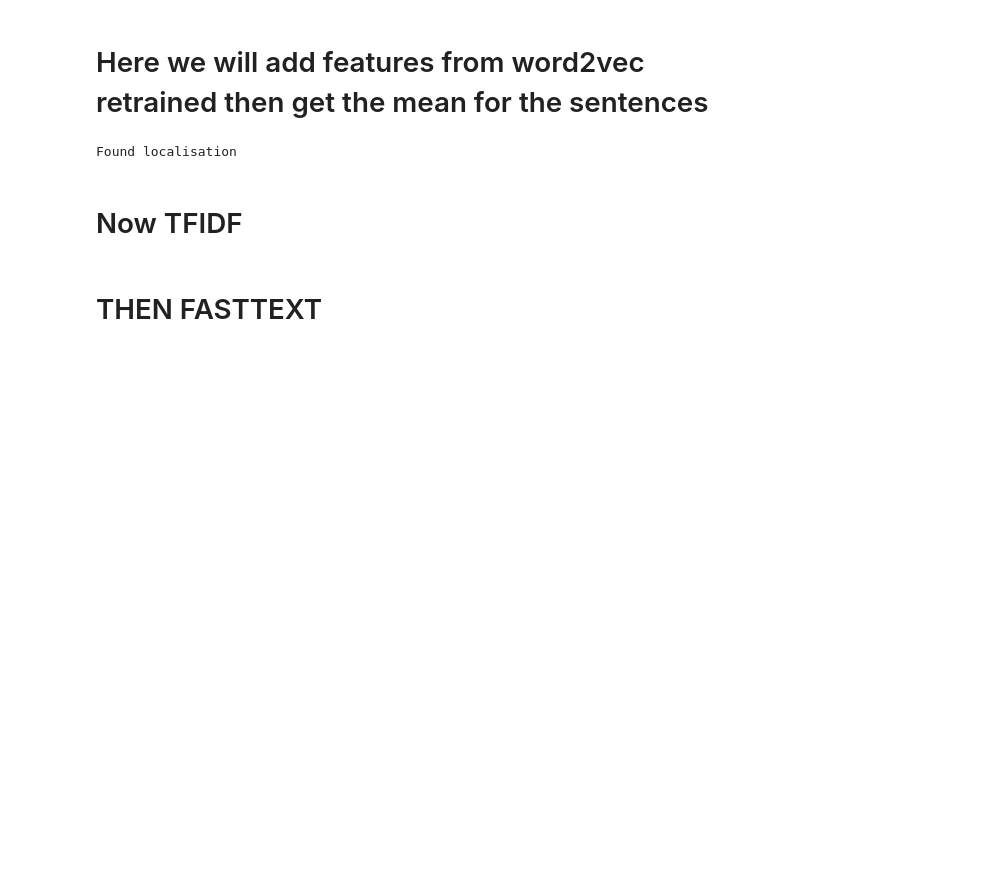
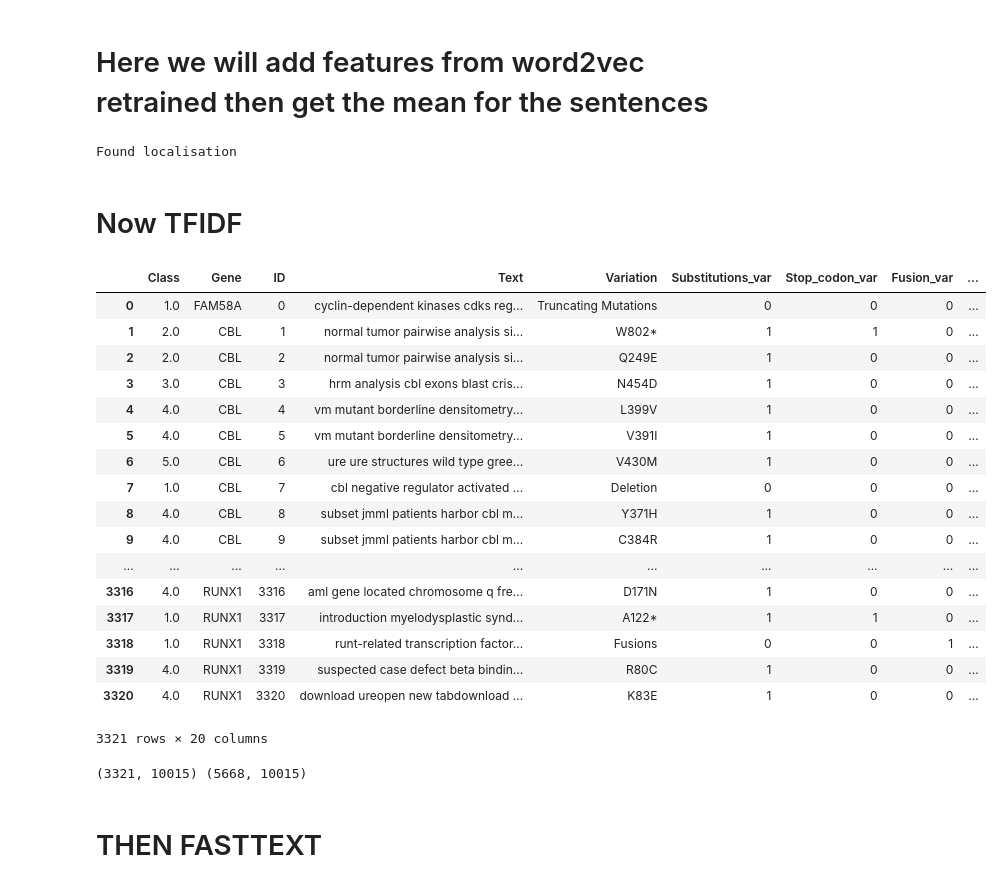
Before and after one commit to Sorelz/Kaggle_MSK, a Jupyter notebook: Pre_Processing_2.ipynb, the cells around one changed output. Saved outputs shown, nothing was run; the diff lists cells and outputs as text; code cells hidden in the pictures; blank space fills up the shorter version.

```diff
--- a/Pre_Processing_2.ipynb
+++ b/Pre_Processing_2.ipynb
@@ -135,7 +135,30 @@ tfidf = TfidfVectorizer(
 
 X_train_text = tfidf.transform(train["Text"])
 X_test_text = tfidf.transform(test["Text"])
+# %%
+train
+# %% [output]
+|  | Class | Gene | ID | Text | Variation | Substitutions_var | Stop_codon_var | Fusion_var | ... |
+| 0 | 1.0 | FAM58A | 0 | cyclin-dependent kinases cdks reg... | Truncating Mutations | 0 | 0 | 0 | ... |
+| 1 | 2.0 | CBL | 1 | normal tumor pairwise analysis si... | W802* | 1 | 1 | 0 | ... |
+| 2 | 2.0 | CBL | 2 | normal tumor pairwise analysis si... | Q249E | 1 | 0 | 0 | ... |
+| 3 | 3.0 | CBL | 3 | hrm analysis cbl exons blast cris... | N454D | 1 | 0 | 0 | ... |
+| 4 | 4.0 | CBL | 4 | vm mutant borderline densitometry... | L399V | 1 | 0 | 0 | ... |
+| 5 | 4.0 | CBL | 5 | vm mutant borderline densitometry... | V391I | 1 | 0 | 0 | ... |
+| 6 | 5.0 | CBL | 6 | ure ure structures wild type gree... | V430M | 1 | 0 | 0 | ... |
+| 7 | 1.0 | CBL | 7 | cbl negative regulator activated ... | Deletion | 0 | 0 | 0 | ... |
+| 8 | 4.0 | CBL | 8 | subset jmml patients harbor cbl m... | Y371H | 1 | 0 | 0 | ... |
+| 9 | 4.0 | CBL | 9 | subset jmml patients harbor cbl m... | C384R | 1 | 0 | 0 | ... |
+| ... | ... | ... | ... | ... | ... | ... | ... | ... | ... |
+| 3316 | 4.0 | RUNX1 | 3316 | aml gene located chromosome q fre... | D171N | 1 | 0 | 0 | ... |
+| 3317 | 1.0 | RUNX1 | 3317 | introduction myelodysplastic synd... | A122* | 1 | 1 | 0 | ... |
+| 3318 | 1.0 | RUNX1 | 3318 | runt-related transcription factor... | Fusions | 0 | 0 | 1 | ... |
+| 3319 | 4.0 | RUNX1 | 3319 | suspected case defect beta bindin... | R80C | 1 | 0 | 0 | ... |
+| 3320 | 4.0 | RUNX1 | 3320 | download ureopen new tabdownload ... | K83E | 1 | 0 | 0 | ... |
+3321 rows × 20 columns
 # %%
-X_train=ssp.hstack((train, X_train_text),format="csc")
-X_test=ssp.hstack((test,X_test_text),format="csc")
+X_train=ssp.hstack((train_cl.drop("ID",axis=1), X_train_text),format="csc")
+X_test=ssp.hstack((test_cl.drop("ID",axis=1),X_test_text),format="csc")
 print(X_train.shape,X_test.shape)
+# %% [output]
+(3321, 10015) (5668, 10015)
```
Also changed, not shown: parts of 1 cell of this notebook.
